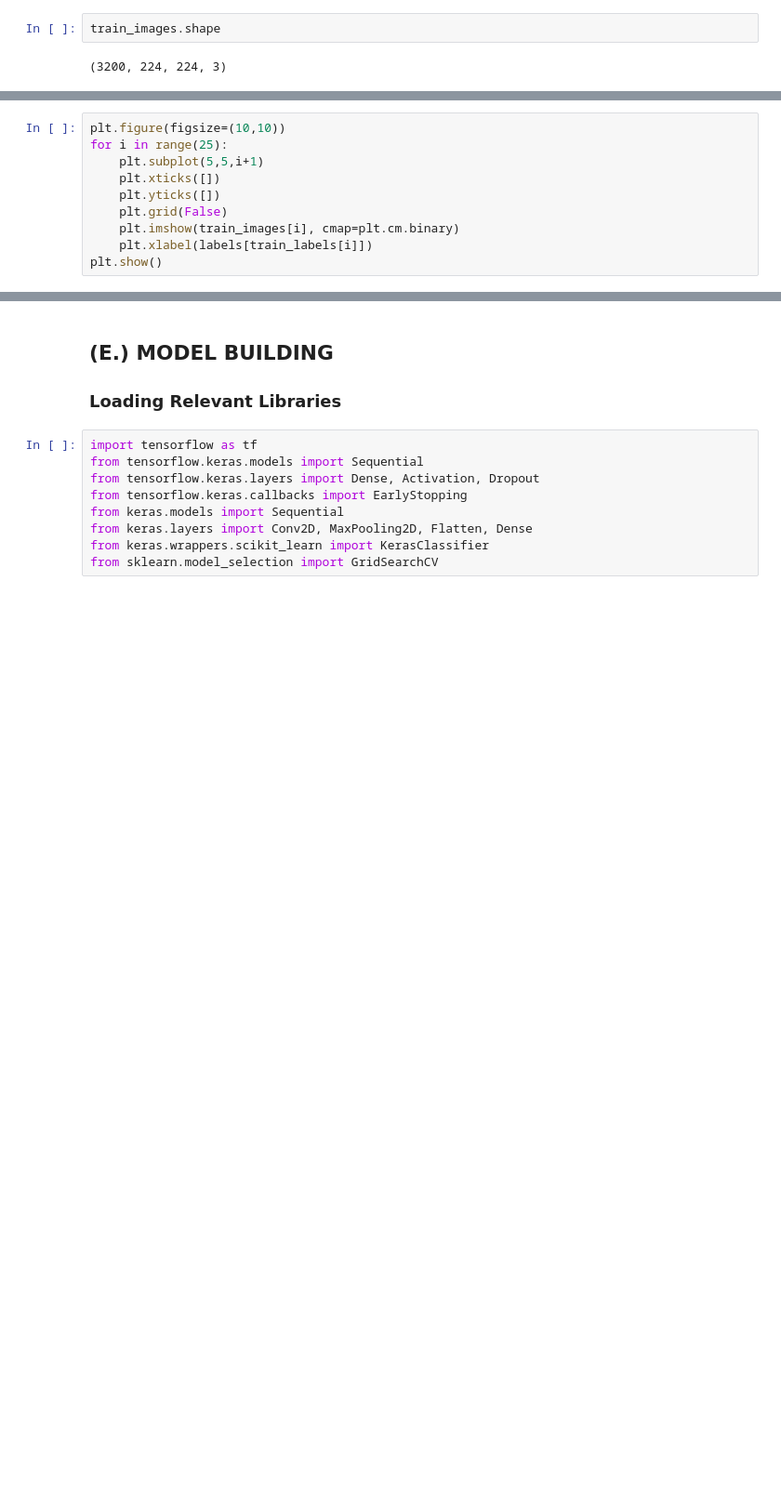
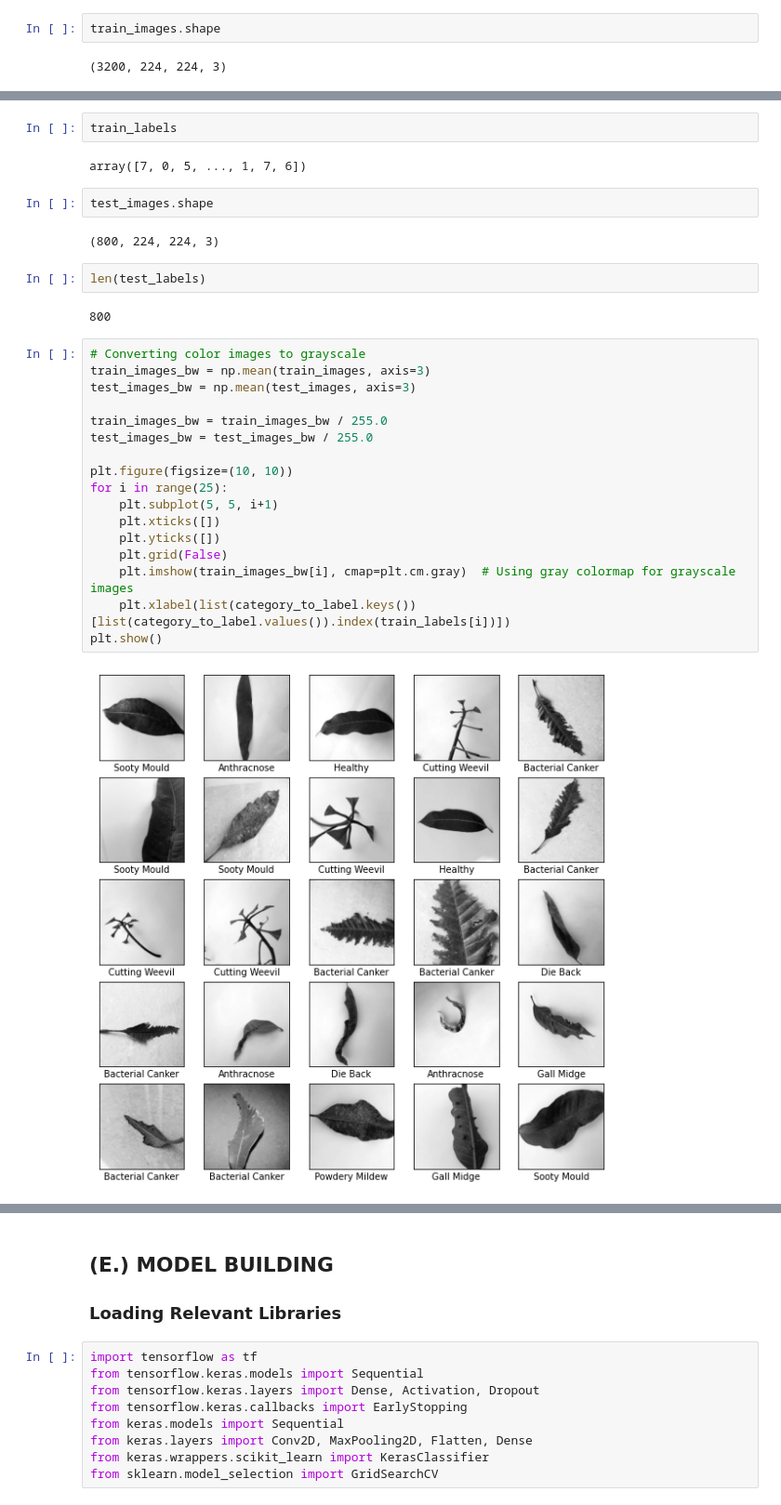
Before and after one commit to SudiWafula/DATA-ANALYTICS-CAPSTONE-PROJECT, a Jupyter notebook: BrianSudi_CapstoneProject.ipynb, the cells around one changed output, grey strips where cells are left out. Shown at 93% size. Drawn from its saved outputs; the diff is of its cells as text; blank space fills up the shorter version.

```diff
--- a/BrianSudi_CapstoneProject.ipynb
+++ b/BrianSudi_CapstoneProject.ipynb
@@ -385,10 +384,0 @@ len(test_labels)
-# %%
-plt.figure(figsize=(10,10))
-for i in range(25):
-    plt.subplot(5,5,i+1)
-    plt.xticks([])
-    plt.yticks([])
-    plt.grid(False)
-    plt.imshow(train_images[i], cmap=plt.cm.binary)
-    plt.xlabel(labels[train_labels[i]])
-plt.show()
@@ -397,0 +389,31 @@ NameError: name 'train_images' is not defined
+# %%
+train_labels
+# %% [output]
+array([7, 0, 5, ..., 1, 7, 6])
+# %%
+test_images.shape
+# %% [output]
+(800, 224, 224, 3)
+# %%
+len(test_labels)
+# %% [output]
+800
+# %%
+# Converting color images to grayscale
+train_images_bw = np.mean(train_images, axis=3)
+test_images_bw = np.mean(test_images, axis=3)
+
+train_images_bw = train_images_bw / 255.0
+test_images_bw = test_images_bw / 255.0
+
+plt.figure(figsize=(10, 10))
+for i in range(25):
+    plt.subplot(5, 5, i+1)
+    plt.xticks([])
+    plt.yticks([])
+    plt.grid(False)
+    plt.imshow(train_images_bw[i], cmap=plt.cm.gray)  # Using gray colormap for grayscale images
+    plt.xlabel(list(category_to_label.keys())[list(category_to_label.values()).index(train_labels[i])])
+plt.show()
+# %% [output]
+[figure, added]
```
Also changed, not shown: parts of 13 cells of this notebook.
